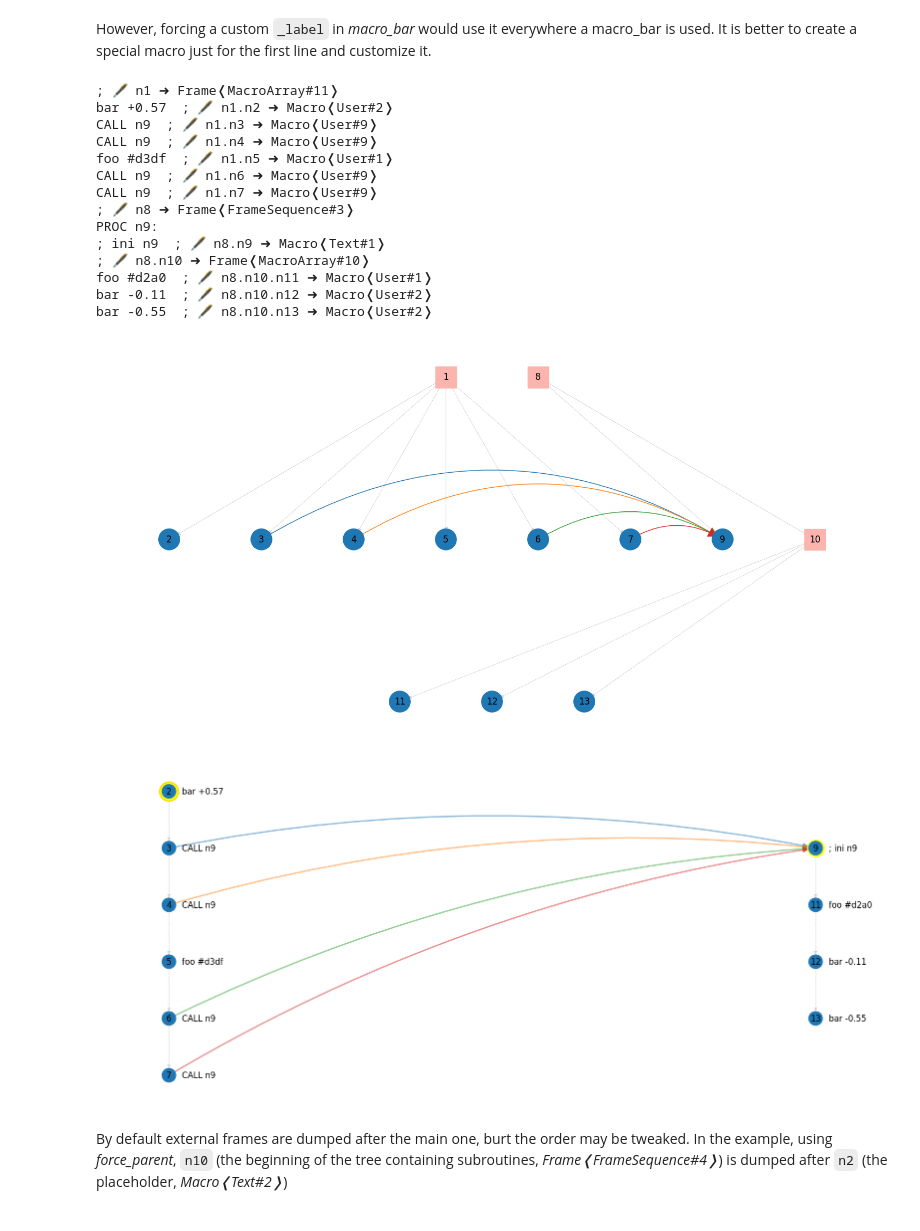
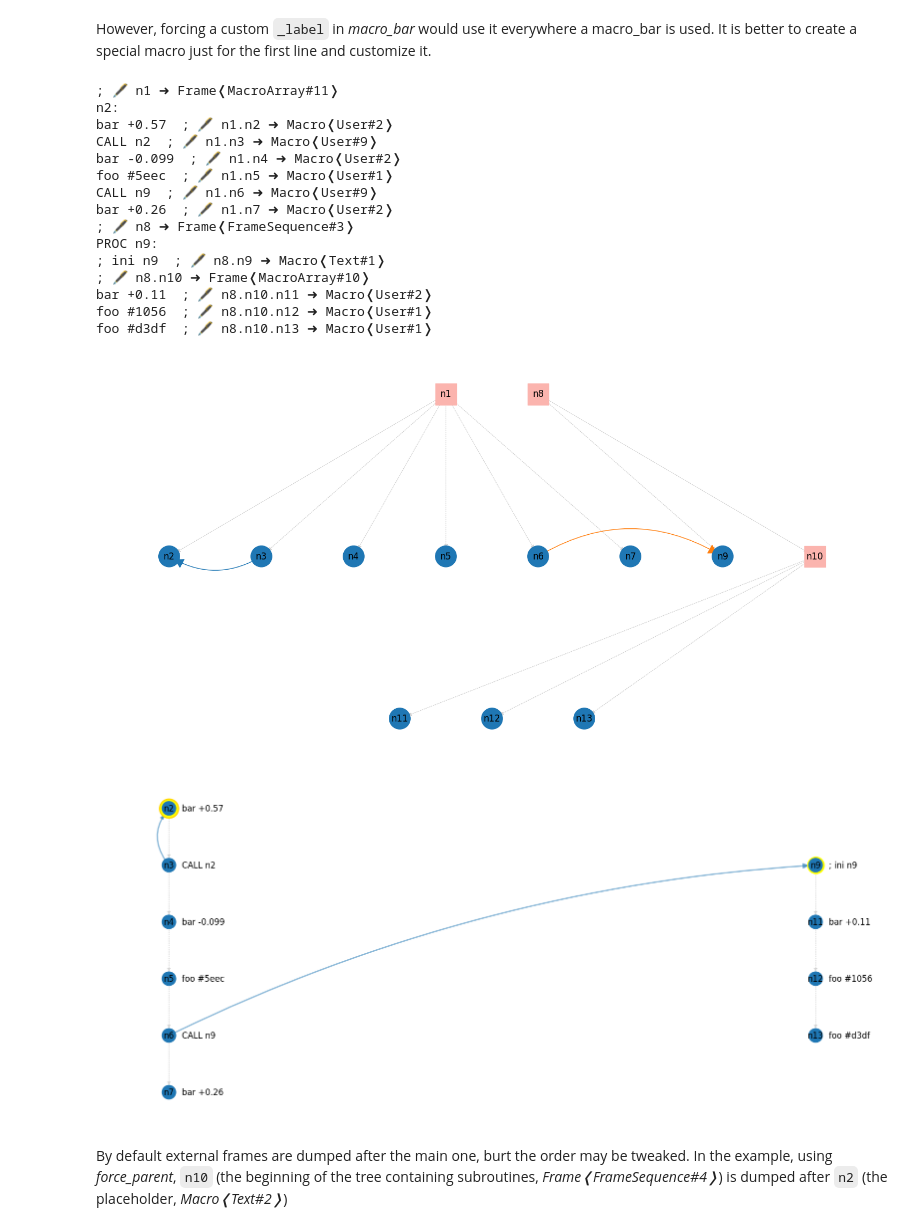
Before and after one commit to cad-polito-it/byron, a Jupyter notebook: examples/tutorials/constraints/04. global references.ipynb, the cells around one changed output. Saved outputs shown, nothing was run; the diff lists cells and outputs as text; code cells hidden in the pictures.

```diff
--- a/examples/tutorials/constraints/04. global references.ipynb
+++ b/examples/tutorials/constraints/04. global references.ipynb
@@ -164,31 +147,32 @@ However, forcing a custom `_label` in *macro_bar* would use it everywhere a macr
 # %%
 macro_foo = byron.f.macro('foo #{num:04x}', num=byron.f.integer_parameter(0, 2**16))
 macro_bar = byron.f.macro('bar {num:+0.2g}', num=byron.f.float_parameter(-1, 1))
 sub_header = byron.f.macro('; ini {_node}', _label='PROC {_node}:\n')
 subroutines = byron.f.sequence([sub_header, byron.f.bunch([macro_foo, macro_bar], size=3)])
 macro_call = byron.f.macro('CALL {ref}', ref=byron.f.global_reference(subroutines, creative_zeal=1, first_macro=True))
-main_frame = byron.f.bunch([macro_foo, macro_bar, macro_call], weights=(1, 1, 1), size=6)
+main_frame = byron.f.bunch([macro_foo, macro_bar, macro_call], weights=(2, 2, 1), size=6)
 
 byron.f.as_text(main_frame)
 byron.f.as_forest(main_frame)
 byron.f.as_lgp(main_frame)
 # %% [output]
 ; 🖋 n1 ➜ Frame❬MacroArray#11❭
+n2:
 bar +0.57  ; 🖋 n1.n2 ➜ Macro❬User#2❭
-CALL n9  ; 🖋 n1.n3 ➜ Macro❬User#9❭
-CALL n9  ; 🖋 n1.n4 ➜ Macro❬User#9❭
-foo #d3df  ; 🖋 n1.n5 ➜ Macro❬User#1❭
+CALL n2  ; 🖋 n1.n3 ➜ Macro❬User#9❭
+bar -0.099  ; 🖋 n1.n4 ➜ Macro❬User#2❭
+foo #5eec  ; 🖋 n1.n5 ➜ Macro❬User#1❭
 CALL n9  ; 🖋 n1.n6 ➜ Macro❬User#9❭
-CALL n9  ; 🖋 n1.n7 ➜ Macro❬User#9❭
+bar +0.26  ; 🖋 n1.n7 ➜ Macro❬User#2❭
 ; 🖋 n8 ➜ Frame❬FrameSequence#3❭
 PROC n9:
 ; ini n9  ; 🖋 n8.n9 ➜ Macro❬Text#1❭
 ; 🖋 n8.n10 ➜ Frame❬MacroArray#10❭
-foo #d2a0  ; 🖋 n8.n10.n11 ➜ Macro❬User#1❭
-bar -0.11  ; 🖋 n8.n10.n12 ➜ Macro❬User#2❭
-bar -0.55  ; 🖋 n8.n10.n13 ➜ Macro❬User#2❭
+bar +0.11  ; 🖋 n8.n10.n11 ➜ Macro❬User#2❭
+foo #1056  ; 🖋 n8.n10.n12 ➜ Macro❬User#1❭
+foo #d3df  ; 🖋 n8.n10.n13 ➜ Macro❬User#1❭
-[figure, old version]
+[figure, new version]
-[figure, old version]
+[figure, new version]
 # %% [markdown]
 By default external frames are dumped after the main one, burt the order may be tweaked. In the example, using *force_parent*, `n10` (the beginning of the tree containing subroutines, *Frame❬FrameSequence#4❭*) is dumped after `n2` (the placeholder, *Macro❬Text#2❭*)
 # %%
```
Also changed, not shown: parts of 4 cells of this notebook, 18 other files.
